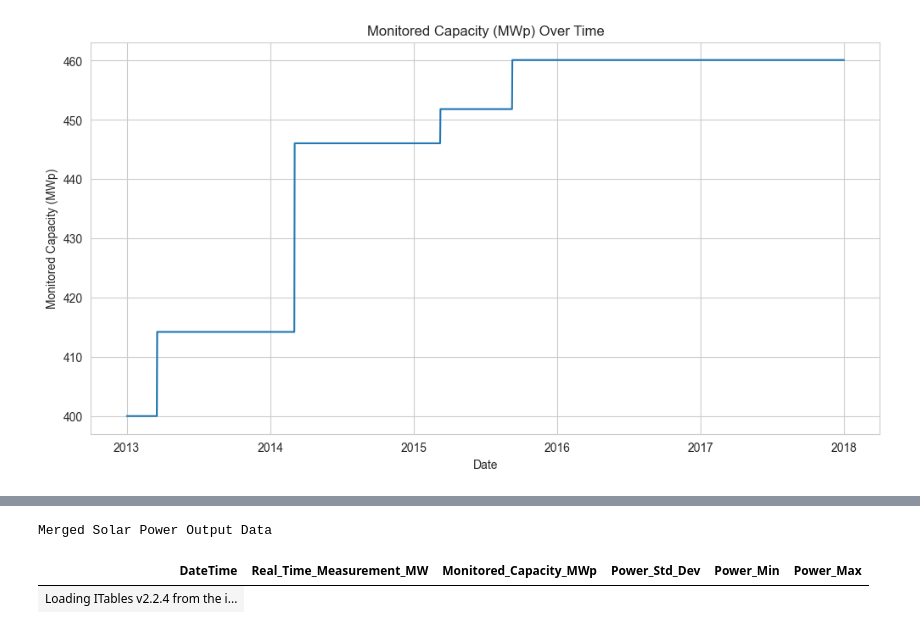
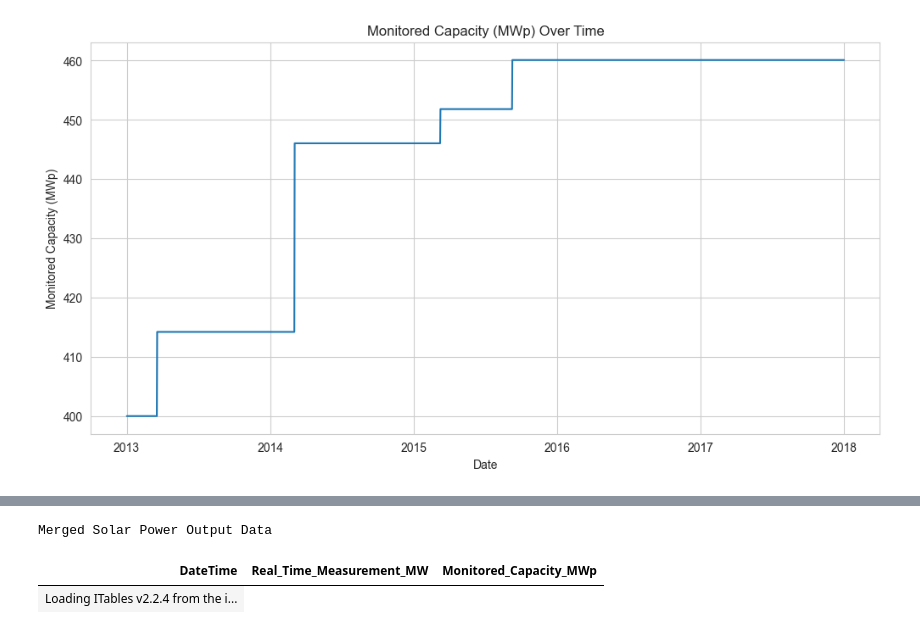
Before and after one commit to buntueng/R-PV-Forecasting, a Jupyter notebook: min-max_pv.ipynb, the cells around one changed output, grey strips where cells are left out. Cells and saved outputs as stored; diff of their text form; code cells hidden in the pictures.

```diff
--- a/min-max_pv.ipynb
+++ b/min-max_pv.ipynb
@@ -402,7 +402,6 @@ import os
 
 # Initialize an empty list to store dataframes
 dataframes = []
-save_path = os.path.join(os.getcwd(), 'dataset_merge')
 
 power_columns = ["Real_Time_Measurement_MW", "Monitored_Capacity_MWp"]
 
@@ -422,48 +421,35 @@ for file in os.listdir(current_folder):
         df.columns = ["DateTime", "Most_Recent_Forecast_MW", "Day_Ahead_Forecast_MW", "Week_Ahead_Forecast_MW",
                       "Real_Time_Measurement_MW", "Corrected_Measurement_MW", "Monitored_Capacity_MWp", "Day_Ahead_11h00_MW"]
 
         # Drop the first three rows which contain metadata
         df = df.iloc[3:].reset_index(drop=True)
 
         # Convert DateTime column to actual datetime format
         df["DateTime"] = pd.to_datetime(df["DateTime"], format="%d/%m/%Y %H:%M", errors='coerce')
 
         # Convert power columns to numeric values
         df[power_columns] = df[power_columns].apply(pd.to_numeric, errors="coerce")
 
         # Filter data within the time range and year range
         df = df[(df["DateTime"].dt.hour >= time_range[0]) & (df["DateTime"].dt.hour <= time_range[1])]
         df = df[(df["DateTime"].dt.year >= year_range[0]) & (df["DateTime"].dt.year <= year_range[1])]
 
-        # Calculate standard deviation, min, and max for power columns
-        df["Power_Std_Dev"] = df[power_columns].std(axis=1)
-        df["Power_Min"] = df[power_columns].min(axis=1)
-        df["Power_Max"] = df[power_columns].max(axis=1)
-
         # Select relevant columns
-        df = df[["DateTime", "Real_Time_Measurement_MW", "Monitored_Capacity_MWp", "Power_Std_Dev", "Power_Min", "Power_Max"]]
+        df = df[["DateTime", "Real_Time_Measurement_MW", "Monitored_Capacity_MWp"]]
 
         # Append the cleaned dataframe to the list
         dataframes.append(df)
 
 # Concatenate all dataframes into a single dataframe
 merged_df = pd.concat(dataframes, ignore_index=True)
 
-# Ensure the save path directory exists
-os.makedirs(save_path, exist_ok=True)
-
-# Save the merged dataframe to a new Excel file
-merged_df.to_excel(os.path.join(save_path, 'dataset_merge.xlsx'), index=False)
-
-# Save to pandas object
-merged_df.to_pickle(os.path.join(save_path, 'dataset_merge.pkl'))
 
 # Display the merged dataframe
 import ace_tools_open as tools
 tools.display_dataframe_to_user(name="Merged Solar Power Output Data", dataframe=merged_df)
 # %% [output]
 Merged Solar Power Output Data
-| DateTime | Real_Time_Measurement_MW | Monitored_Capacity_MWp | Power_Std_Dev | Power_Min | Power_Max |
+| DateTime | Real_Time_Measurement_MW | Monitored_Capacity_MWp |
 | Loading ITables v2.2.4 from the i... |
 # %%
 # save to csv
```
Also changed, not shown: parts of 2 cells of this notebook, 6 other files.
